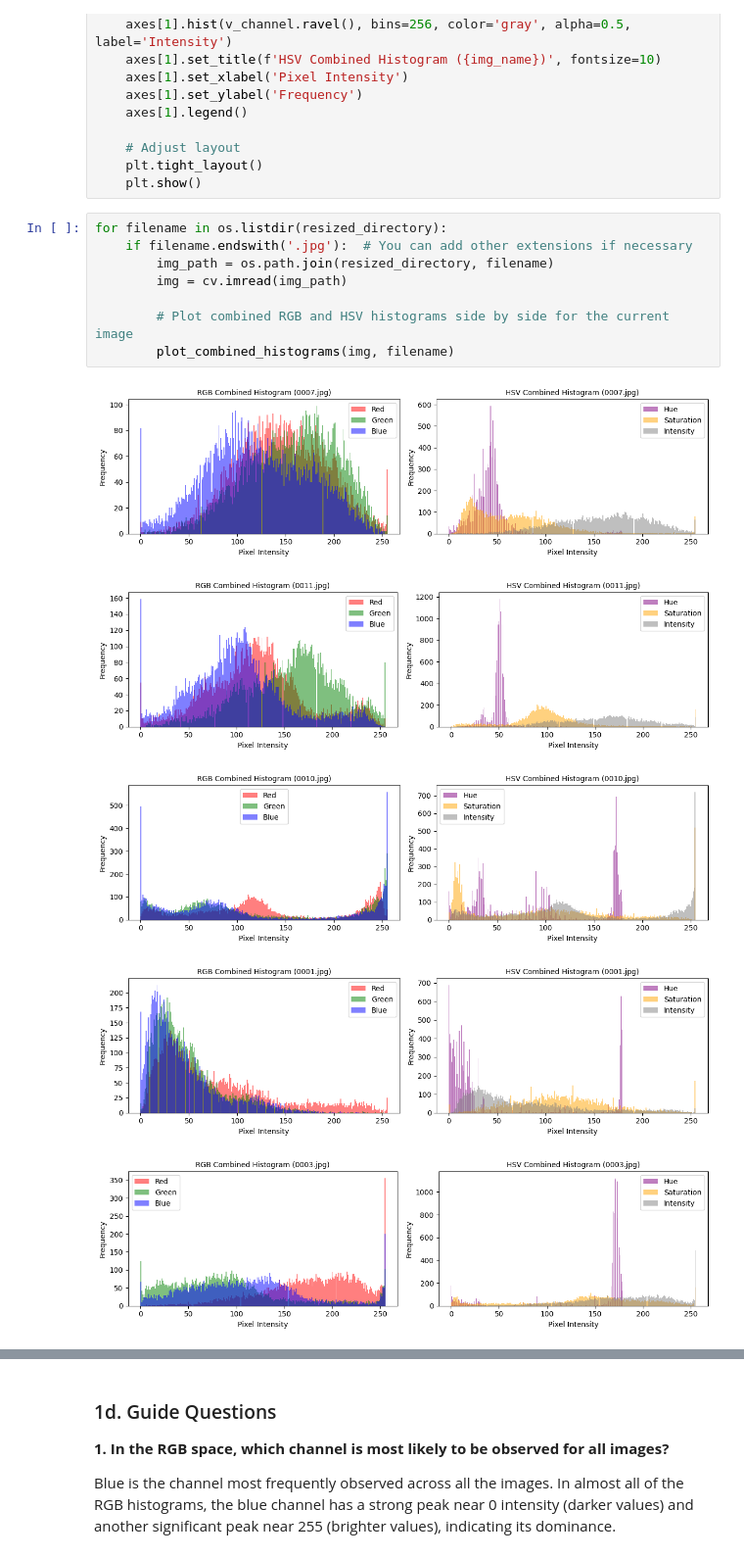
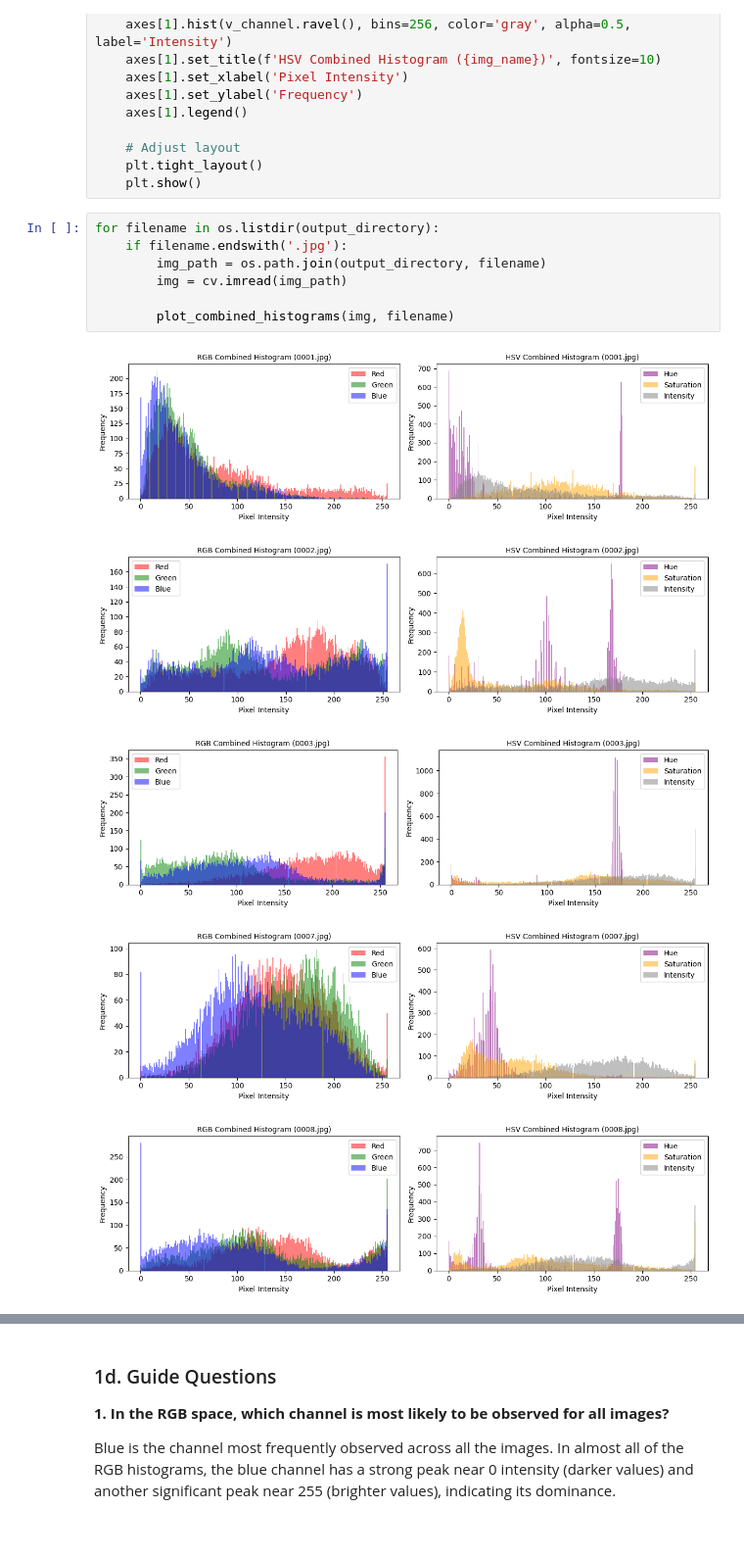
Before and after one commit to xLelouch03/DIGIMAP, a Jupyter notebook: MP2/Machine Problem 2.ipynb, the cells around one changed output, grey strips where cells are left out. Shown at 98% size. Cells and saved outputs as stored; diff of their text form.

```diff
--- a/MP2/Machine Problem 2.ipynb
+++ b/MP2/Machine Problem 2.ipynb
@@ -74,16 +74,15 @@ def plot_combined_histograms(img, img_name):
     plt.tight_layout()
     plt.show()
 # %%
-for filename in os.listdir(resized_directory):
-    if filename.endswith('.jpg'):  # You can add other extensions if necessary
-        img_path = os.path.join(resized_directory, filename)
+for filename in os.listdir(output_directory):
+    if filename.endswith('.jpg'):
+        img_path = os.path.join(output_directory, filename)
         img = cv.imread(img_path)
 
-        # Plot combined RGB and HSV histograms side by side for the current image
         plot_combined_histograms(img, filename)
 # %% [output]
-[figure, old version]
+[figure, new version]
-[figure, old version]
+[figure, new version]
-[figure, old version]
+[figure, new version]
-[figure, old version]
+[figure, new version]
-[figure, old version]
+[figure, new version]
```
Also changed, not shown: parts of 6 cells of this notebook.
